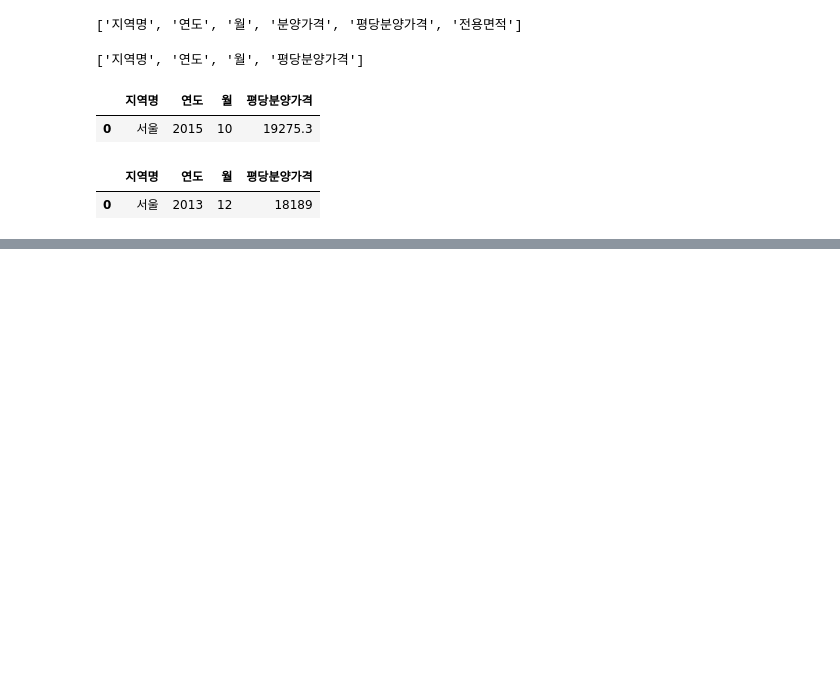
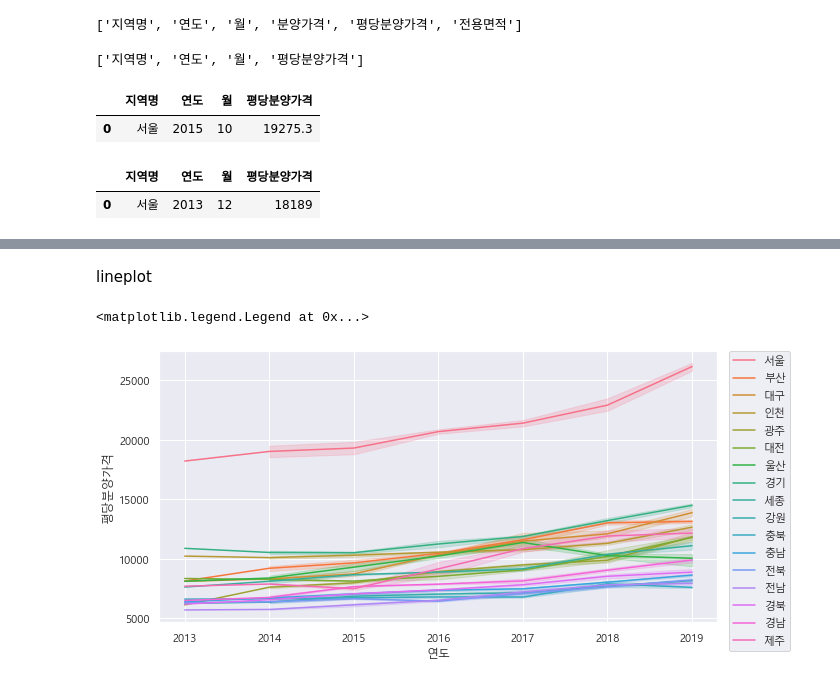
Before and after one commit to winwin-jang-gu/APT_price, a Jupyter notebook: project/apt.ipynb, the cells around one changed output, grey strips where cells are left out. Saved outputs shown, nothing was run; the diff lists cells and outputs as text; code cells hidden in the pictures; blank space fills up the shorter version.

```diff
--- a/project/apt.ipynb
+++ b/project/apt.ipynb
@@ -609,0 +722,11 @@ df2_prepare.head(1)
+# %% [markdown]
+lineplot
+# %%
+# lineplot으로 연도별 평당분양가격을 그려봅니다.
+# hue 옵션을 통해 지역별로 다르게 표시해 봅니다.
+plt.figure(figsize=(10,5))
+sns.lineplot(data=df, x='연도', y='평당분양가격', hue='지역명')
+plt.legend(bbox_to_anchor=(1.02, 1), loc=2, borderaxespad=0)
+# %% [output]
+<matplotlib.legend.Legend at 0x...>
+[figure, added]
```
Also changed, not shown: parts of 32 cells of this notebook, 1 other file.
